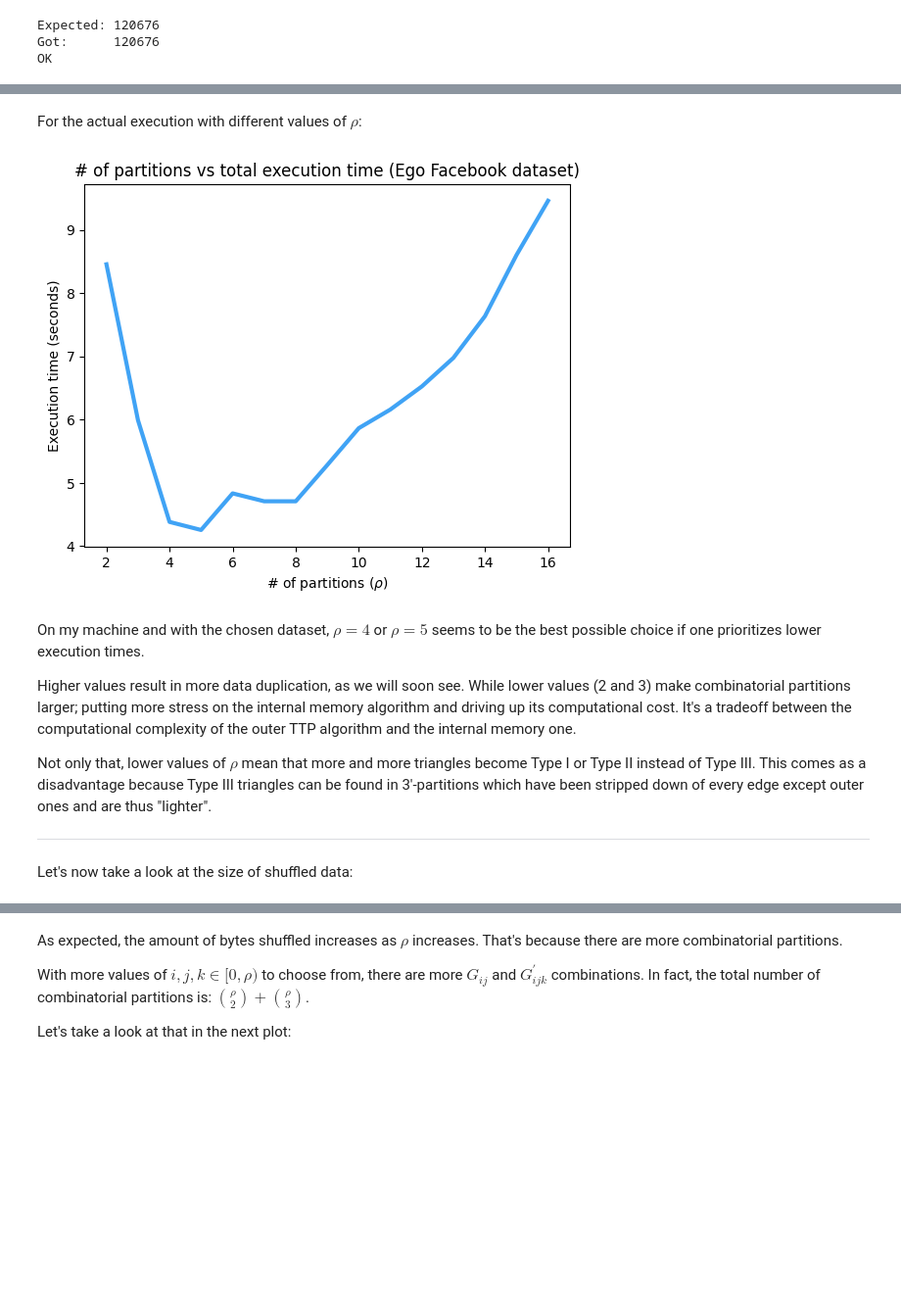
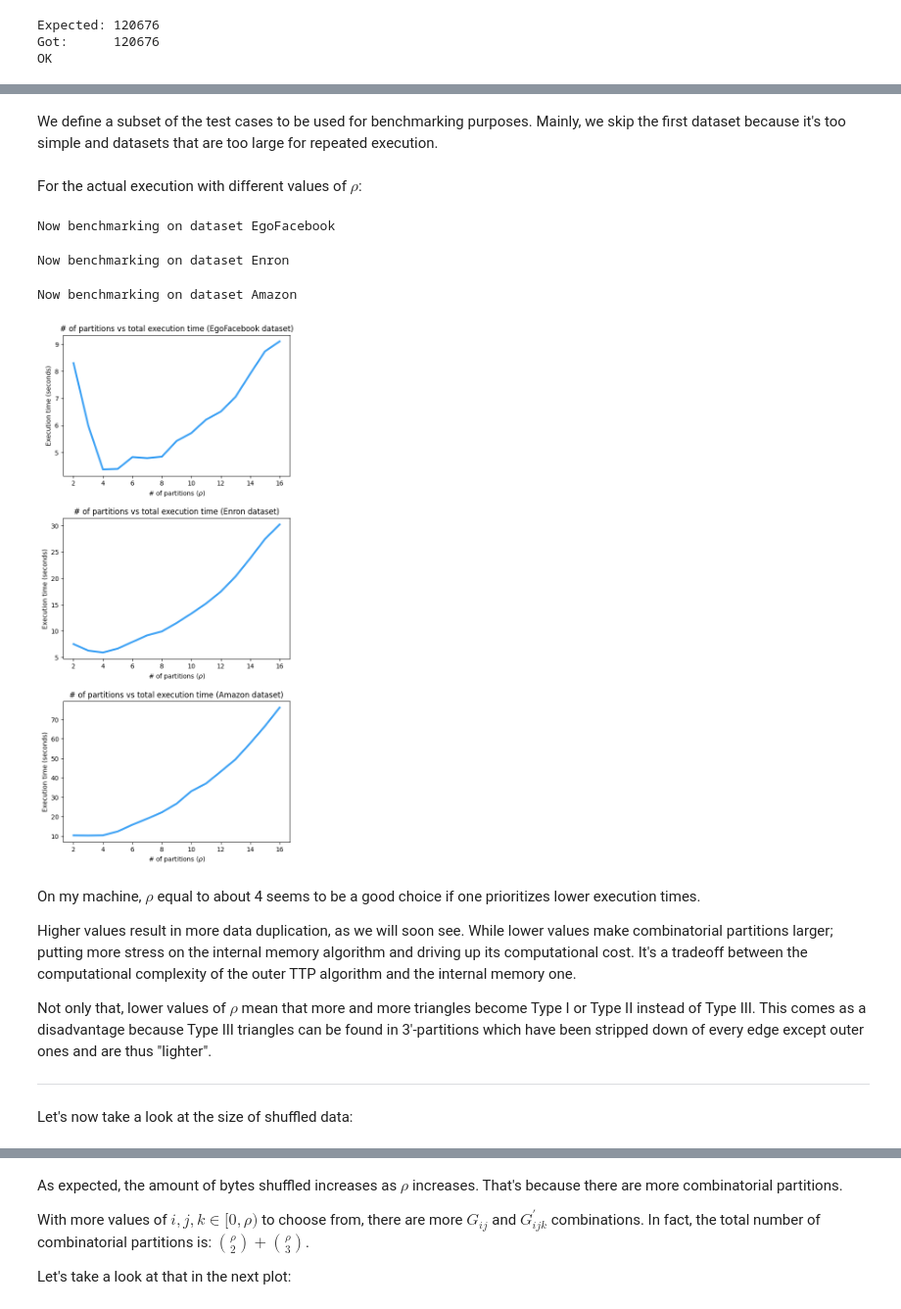
Before and after one commit to eliaperantoni/deltac, a Jupyter notebook: project.ipynb, the cells around one changed output, grey strips where cells are left out. Shown: that part at 98% size. Cells and saved outputs as stored; diff of their text form; code cells hidden in the pictures; blank space fills up the shorter version.

Commit message:
Benchmark with more datasets

```diff
--- a/project.ipynb
+++ b/project.ipynb
@@ -404,3 +404,5 @@ def get_shuffle_bytes(job_id):
         b = row.find_all("td")[i].text.strip()
         if b:
             return parse_size(b)
+# %% [markdown]
+We define a subset of the test cases to be used for benchmarking purposes. Mainly, we skip the first dataset because it's too simple and datasets that are too large for repeated execution.
@@ -409,41 +421,52 @@ For the actual execution with different values of $\rho$:
 # %%
 from timeit import default_timer as timer
 
-test = next(test for test in tests if test["name"] == "EgoFacebook")
+rhos = list(range(2, 16 + 1))
 
-rhos = []
-times = []
-shuffle_bytes = []
+times = empty_bench_collector()
+shuffle_bytes = empty_bench_collector()
 
-# Warm up the RDD read from file to as not not penalize the first rho value
-count_triangles(test["path"])
+for test in bench_tests:
+    print(f"Now benchmarking on dataset {test['name']}")
 
-for try_this_rho in range(2, 16 + 1):
-    RHO = try_this_rho
+    # Warm up the RDD read from file to as not not penalize the first rho value
+    f = sc.textFile(test["path"])
+    f.persist()
 
-    start = timer()
-    assert count_triangles(test["path"]) == test["expected"]
-    end = timer()
+    for try_this_rho in rhos:
+        RHO = try_this_rho
 
-    rhos.append(try_this_rho)
-    times.append(end - start)
-    shuffle_bytes.append(get_shuffle_bytes(latest_job_id()))
+        start = timer()
+        assert count_triangles(test["path"]) == test["expected"]
+        end = timer()
+
+        times[test["name"]].append(end - start)
+        shuffle_bytes[test["name"]].append(get_shuffle_bytes(latest_job_id()))
+
+    f.unpersist()
 
 # Restore old rho
 RHO = 4
+# %% [output]
+Now benchmarking on dataset EgoFacebook
+Now benchmarking on dataset Enron
+Now benchmarking on dataset Amazon
 # %%
-fig1 = plt.figure()
-plt.plot(rhos, times, c="#40a3f5", linewidth=3)
-plt.title("# of partitions vs total execution time (Ego Facebook dataset)")
-plt.xlabel("# of partitions ($\\rho$)")
-plt.ylabel("Execution time (seconds)")
+fig1 = plt.figure(figsize=(6.4, 4.8 * 3))
+for i, test in enumerate(bench_tests):
+    plt.subplot(len(bench_tests), 1, i+1)
+    plt.plot(rhos, times[test["name"]], c="#40a3f5", linewidth=3)
+    plt.title(f"# of partitions vs total execution time ({test['name']} dataset)")
+    plt.xlabel("# of partitions ($\\rho$)")
+    plt.ylabel("Execution time (seconds)")
+plt.subplots_adjust(hspace=0.3)
 plt.savefig("img/rho_time.png", dpi=400)
 # %% [output]
-[figure, old version]
+[figure, new version]
 # %% [markdown]
-On my machine and with the chosen dataset, $\rho=4$ or $\rho=5$ seems to be the best possible choice if one prioritizes lower execution times.
+On my machine, $\rho$ equal to about 4 seems to be a good choice if one prioritizes lower execution times.
 
-Higher values result in more data duplication, as we will soon see. While lower values (2 and 3) make combinatorial partitions larger; putting more stress on the internal memory algorithm and driving up its computational cost. It's a tradeoff between the computational complexity of the outer TTP algorithm and the internal memory one.
+Higher values result in more data duplication, as we will soon see. While lower values make combinatorial partitions larger; putting more stress on the internal memory algorithm and driving up its computational cost. It's a tradeoff between the computational complexity of the outer TTP algorithm and the internal memory one.
 
 Not only that, lower values of $\rho$ mean that more and more triangles become Type I or Type II instead of Type III. This comes as a disadvantage because Type III triangles can be found in 3'-partitions which have been stripped down of every edge except outer ones and are thus "lighter".
 
```
Also changed, not shown: parts of 8 cells of this notebook, 6 other files.
